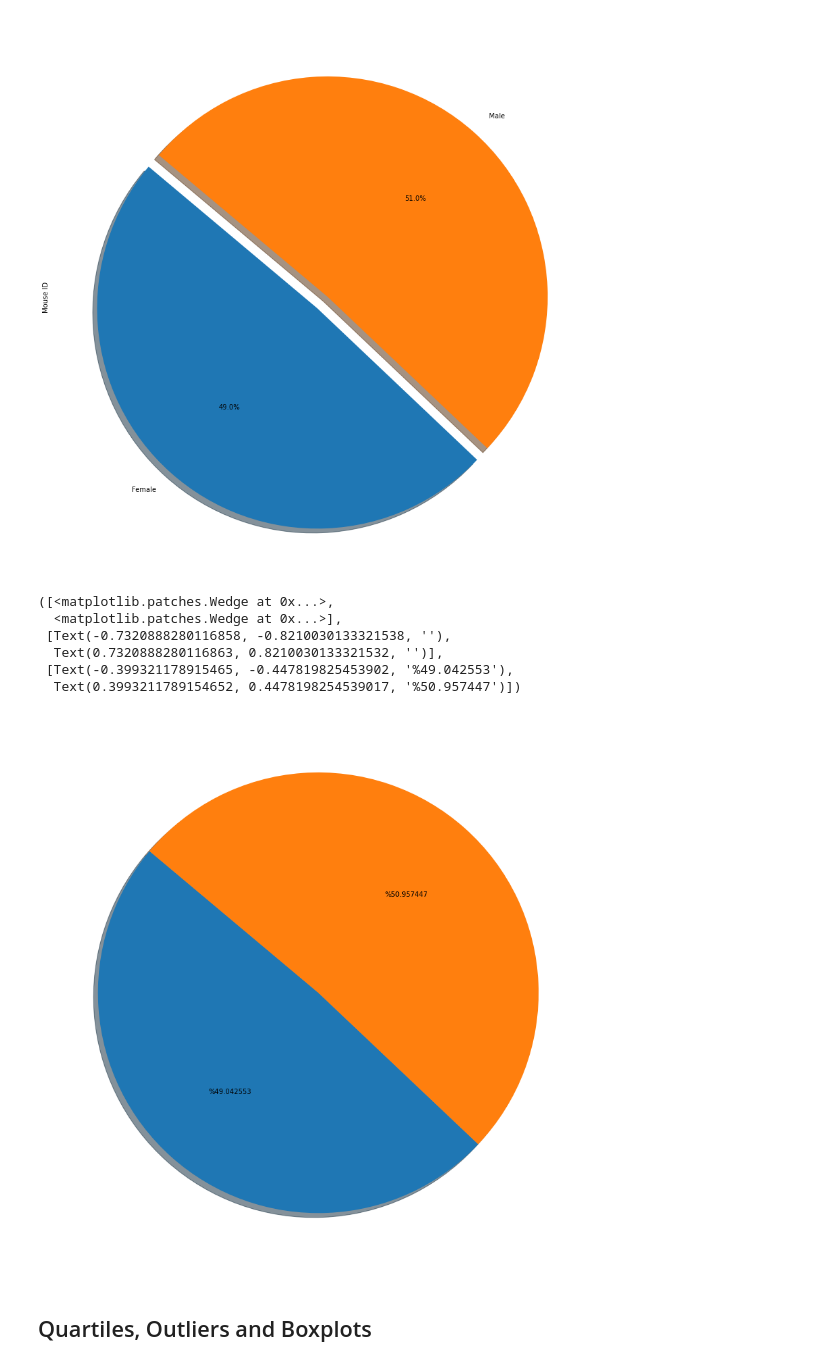
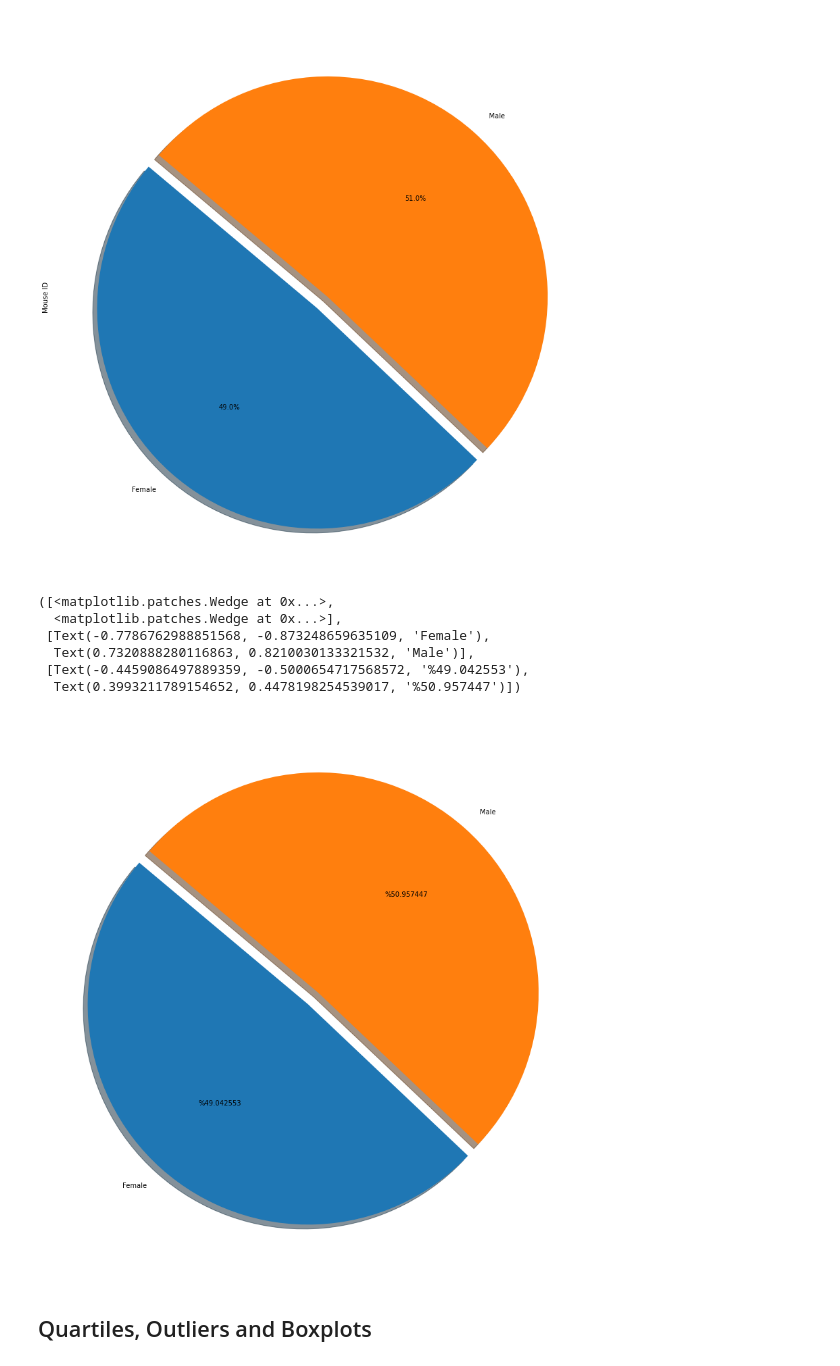
Before and after one commit to cieranmorris/Drug-Therapy-Animal-Study, a Jupyter notebook: pymaceuticals_starter.ipynb, the cells around one changed output. Saved outputs shown, nothing was run; the diff lists cells and outputs as text; code cells hidden in the pictures.

```diff
--- a/pymaceuticals_starter.ipynb
+++ b/pymaceuticals_starter.ipynb
@@ -175,17 +174,17 @@ mouse_sex_grouped.plot( kind="pie", autopct = "%1.1f%%", figsize = (15,15), star
 # %%
 # Generate a pie plot showing the distribution of female versus male mice using PYPLOT
 labels = ["Female", "Male"]
 explode = (0.07,0)
 plt.figure(figsize = (15,15))
-plt.pie(mouse_sex_grouped.values, labels = labeautopct = "%1.1%%f", startangle = 140, shadow = True)
+plt.pie(mouse_sex_grouped.values, labels = labels, explode = explode, autopct = "%1.1%%f", startangle = 140, shadow = True)
 # %% [output]
 ([<matplotlib.patches.Wedge at 0x...>,
   <matplotlib.patches.Wedge at 0x...>],
- [Text(-0.7320888280116858, -0.8210030133321538, ''),
-  Text(0.7320888280116863, 0.8210030133321532, '')],
- [Text(-0.399321178915465, -0.447819825453902, '%49.042553'),
+ [Text(-0.7786762988851568, -0.873248659635109, 'Female'),
+  Text(0.7320888280116863, 0.8210030133321532, 'Male')],
+ [Text(-0.4459086497889359, -0.5000654717568572, '%49.042553'),
   Text(0.3993211789154652, 0.4478198254539017, '%50.957447')])
-[figure, old version]
+[figure, new version]
 # %% [markdown]
 ## Quartiles, Outliers and Boxplots
 # %%
```
Also changed, not shown: parts of 3 cells of this notebook.
